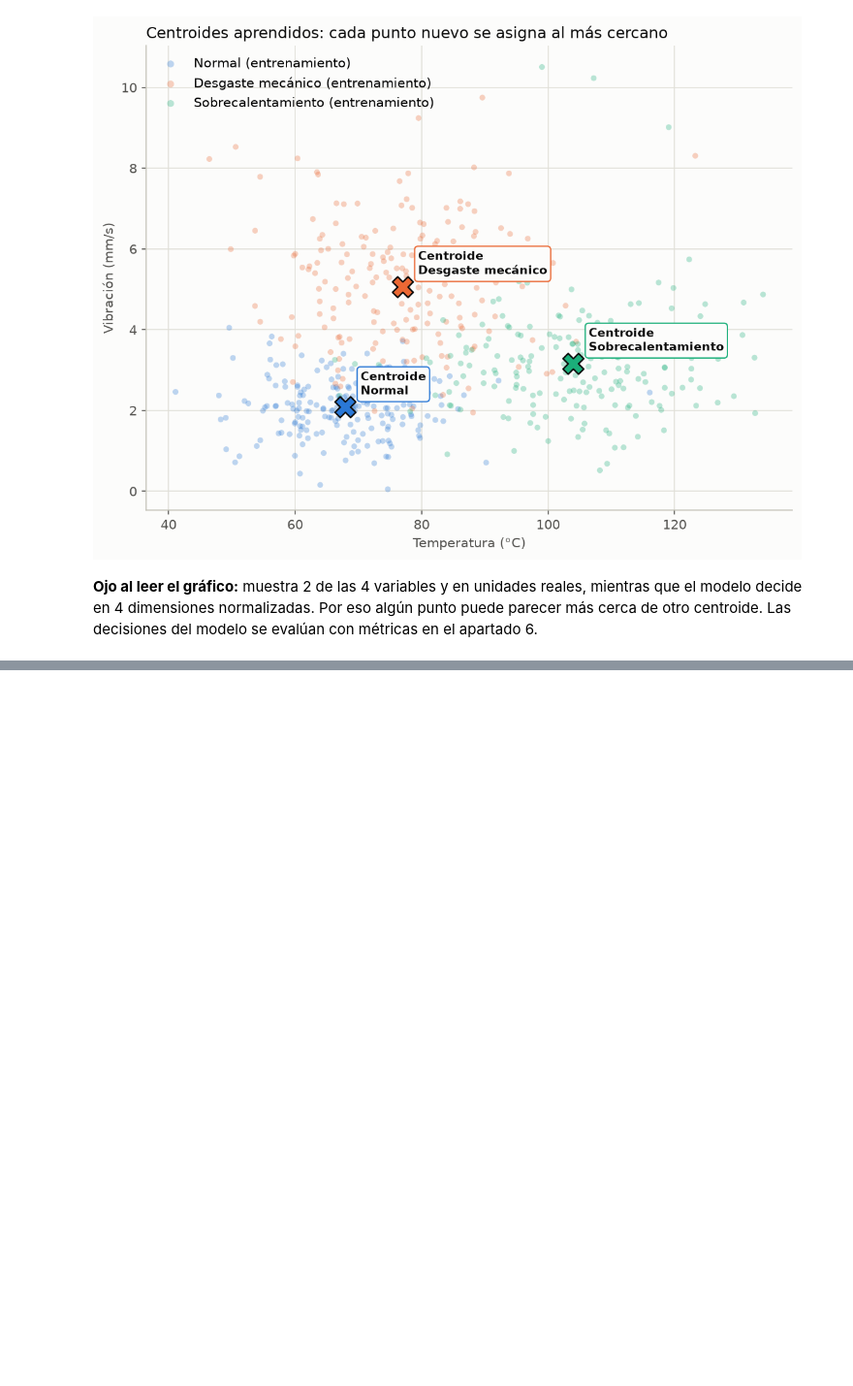
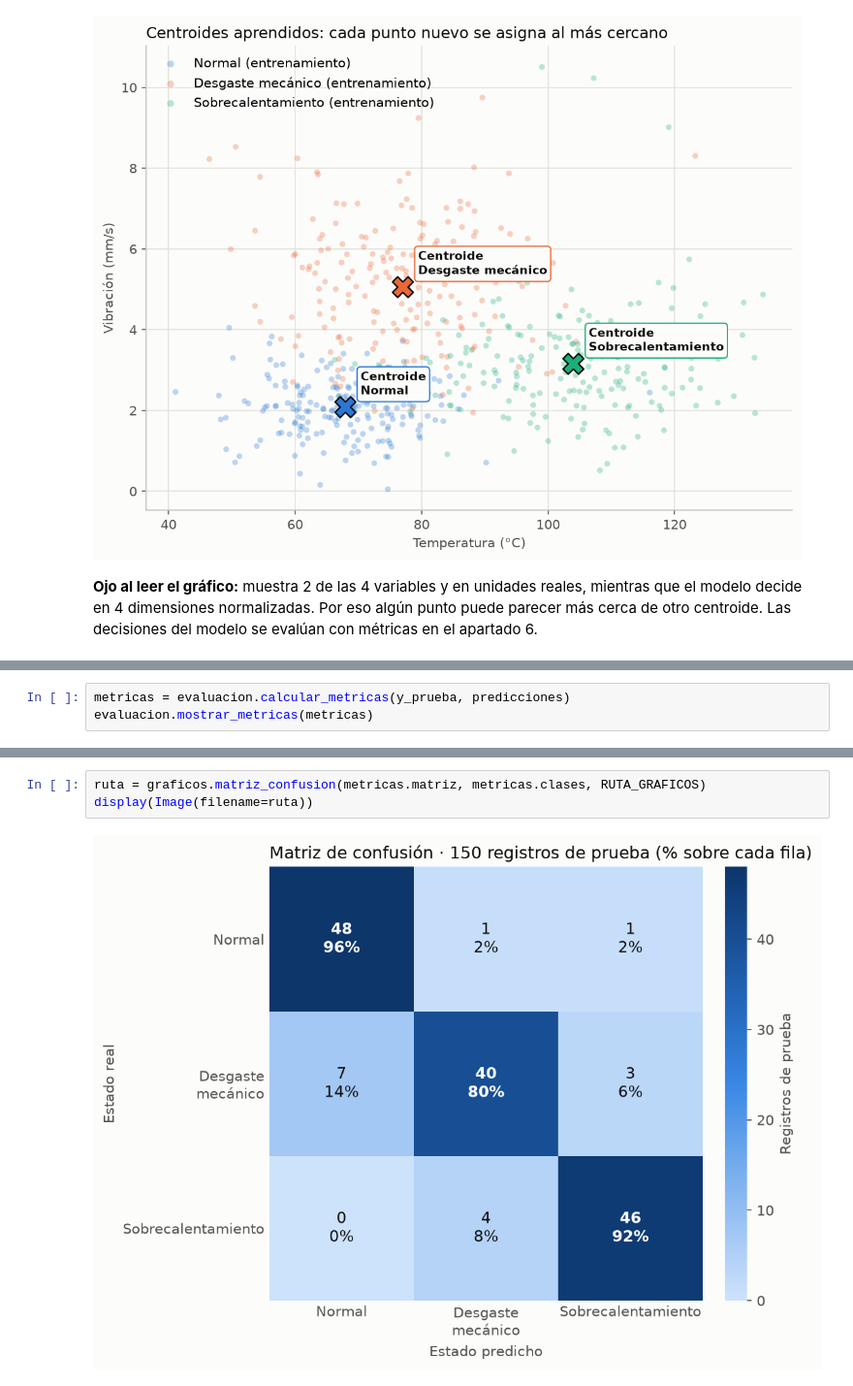
Before and after one commit to GeorgiF0x/ProgramacionIA-Labs, a Jupyter notebook: practica_sensores.ipynb, the cells around one changed output, grey strips where cells are left out. Shown at 97% size. Cells and saved outputs as stored; diff of their text form; blank space fills up the shorter version.

```diff
--- a/practica_sensores.ipynb
+++ b/practica_sensores.ipynb
@@ -394,0 +422,3 @@ Por eso algún punto puede parecer más cerca de otro centroide. Las decisiones
+# %%
+metricas = evaluacion.calcular_metricas(y_prueba, predicciones)
+evaluacion.mostrar_metricas(metricas)
@@ -394,0 +439,5 @@ Por eso algún punto puede parecer más cerca de otro centroide. Las decisiones
+# %%
+ruta = graficos.matriz_confusion(metricas.matriz, metricas.clases, RUTA_GRAFICOS)
+display(Image(filename=ruta))
+# %% [output]
+[figure, added]
```
Also changed, not shown: parts of 11 cells of this notebook, 4 other files.
